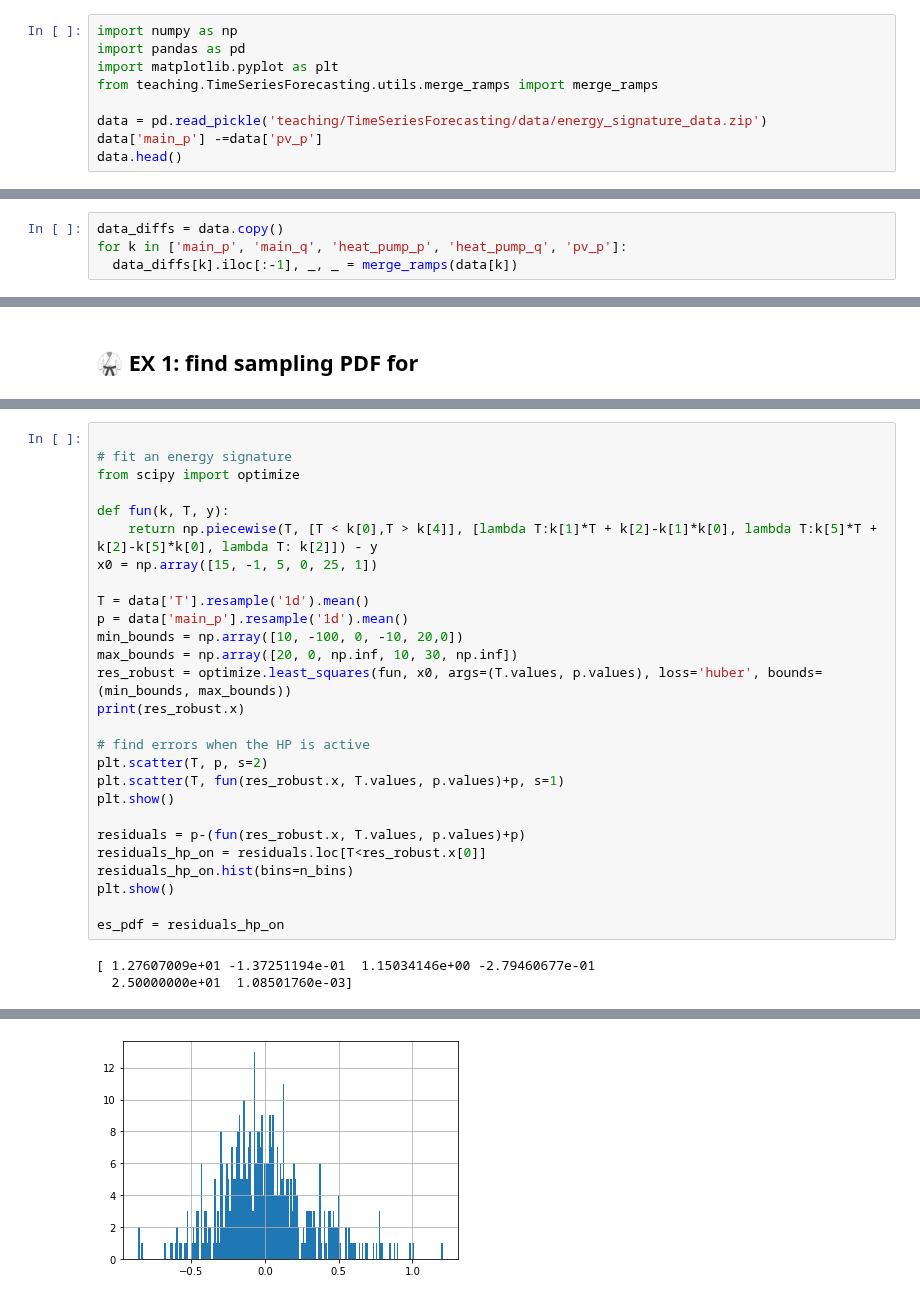
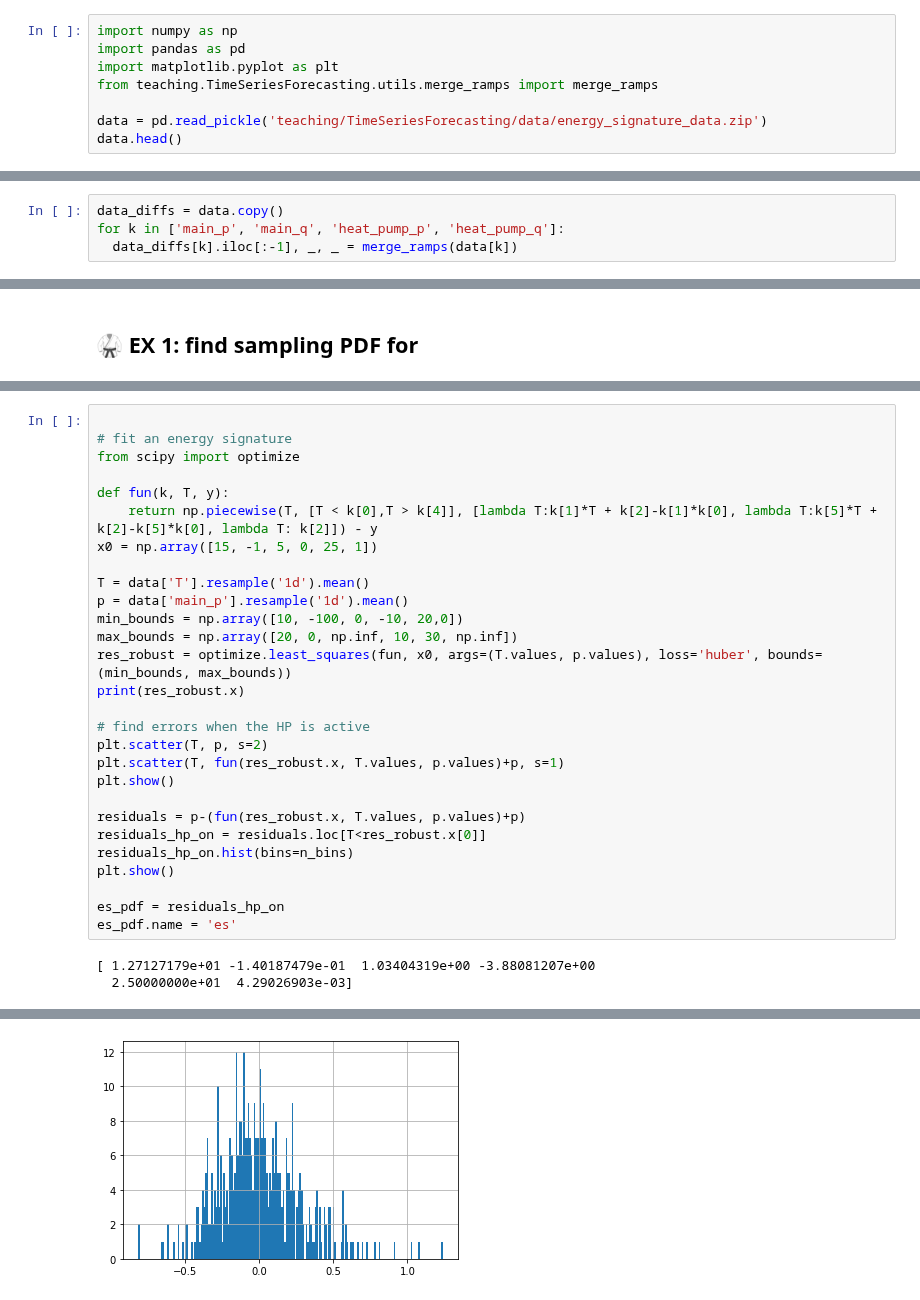
Before and after one commit to nepslor/teaching, a Jupyter notebook: TimeSeriesForecasting/decision_under_uncertainty.ipynb, the cells around one changed output, grey strips where cells are left out. Saved outputs shown, nothing was run; the diff lists cells and outputs as text.

```diff
--- a/TimeSeriesForecasting/decision_under_uncertainty.ipynb
+++ b/TimeSeriesForecasting/decision_under_uncertainty.ipynb
@@ -49,6 +49,5 @@ import matplotlib.pyplot as plt
 from teaching.TimeSeriesForecasting.utils.merge_ramps import merge_ramps
 
 data = pd.read_pickle('teaching/TimeSeriesForecasting/data/energy_signature_data.zip')
-data['main_p'] -=data['pv_p']
 data.head()
 # %% [output]
@@ -72,7 +71,7 @@ Before detecting the HP nominal power, derivatives and observations must be at f
 This is the task of the function `merge_ramps` that we've loaded from the course repo.
 # %%
 data_diffs = data.copy()
-for k in ['main_p', 'main_q', 'heat_pump_p', 'heat_pump_q', 'pv_p']:
+for k in ['main_p', 'main_q', 'heat_pump_p', 'heat_pump_q']:
   data_diffs[k].iloc[:-1], _, _ = merge_ramps(data[k])
 # %% [markdown]
 We can now have a look at the power distribution of:
@@ -148,6 +147,7 @@ residuals_hp_on.hist(bins=n_bins)
 plt.show()
 
 es_pdf = residuals_hp_on
+es_pdf.name = 'es'
 # %% [output]
-[ 1.27607009e+01 -1.37251194e-01  1.15034146e+00 -2.79460677e-01
-  2.50000000e+01  1.08501760e-03]
+[ 1.27127179e+01 -1.40187479e-01  1.03404319e+00 -3.88081207e+00
+  2.50000000e+01  4.29026903e-03]
@@ -155,4 +155,4 @@ es_pdf = residuals_hp_on
-[figure, old version]
+[figure, new version]
 # %%
 d_data = data.resample('1d').mean()
 filt = ~d_data['nwp_temperature'].isna()
```
Also changed, not shown: parts of 10 cells of this notebook.
